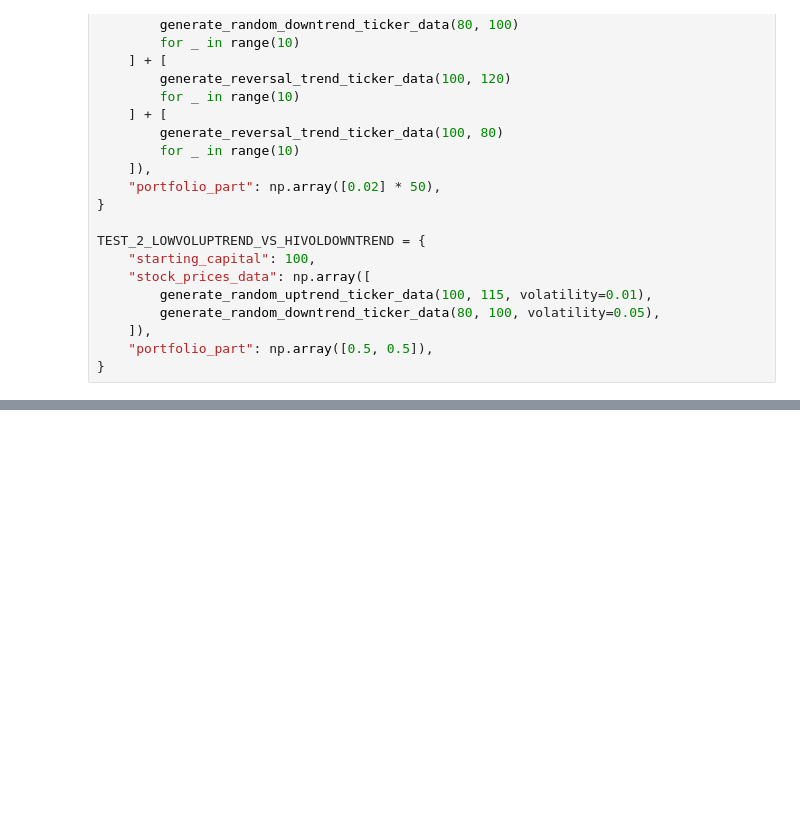
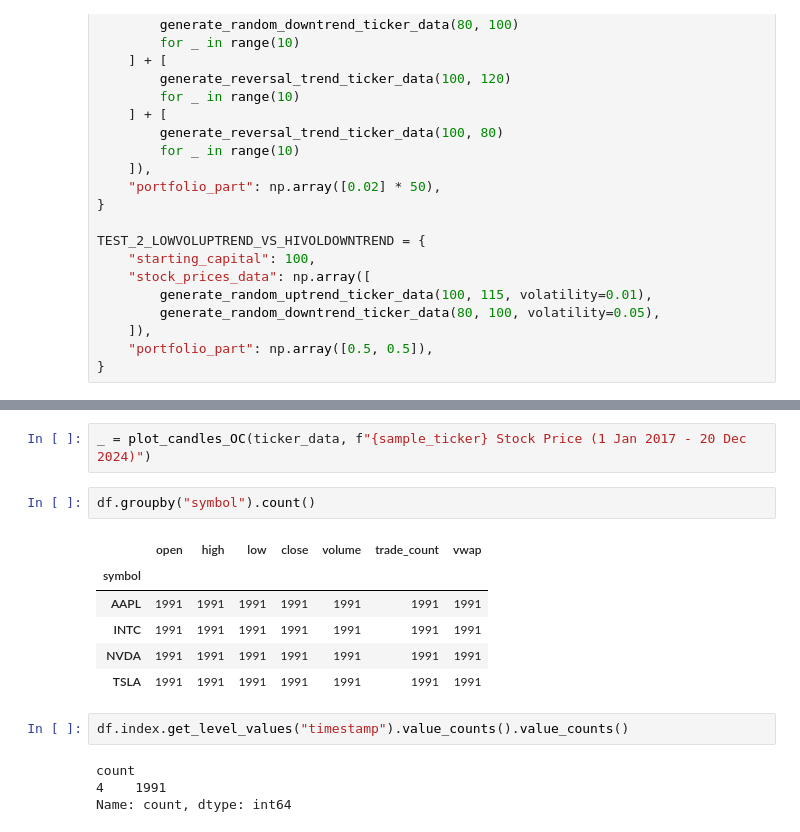
Before and after one commit to yalishanda42/stonksbot, a Jupyter notebook: demon/poc.ipynb, the cells around one changed output, grey strips where cells are left out. Cells and saved outputs as stored; diff of their text form; blank space fills up the shorter version.

```diff
--- a/demon/poc.ipynb
+++ b/demon/poc.ipynb
@@ -433,0 +532,17 @@ plot_portfolio(demon_openclose_portfolio, stocks_data, 'Demon Strategy (Open-Clo
+# %%
+_ = plot_candles_OC(ticker_data, f"{sample_ticker} Stock Price (1 Jan 2017 - 20 Dec 2024)")
+# %%
+df.groupby("symbol").count()
+# %% [output]
+|  | open | high | low | close | volume | trade_count | vwap |
+| symbol |  |  |  |  |  |  |  |
+| AAPL | 1991 | 1991 | 1991 | 1991 | 1991 | 1991 | 1991 |
+| INTC | 1991 | 1991 | 1991 | 1991 | 1991 | 1991 | 1991 |
+| NVDA | 1991 | 1991 | 1991 | 1991 | 1991 | 1991 | 1991 |
+| TSLA | 1991 | 1991 | 1991 | 1991 | 1991 | 1991 | 1991 |
+# %%
+df.index.get_level_values("timestamp").value_counts().value_counts()
+# %% [output]
+count
+4    1991
+Name: count, dtype: int64
```
Also changed, not shown: parts of 18 cells of this notebook, 2 other files.
